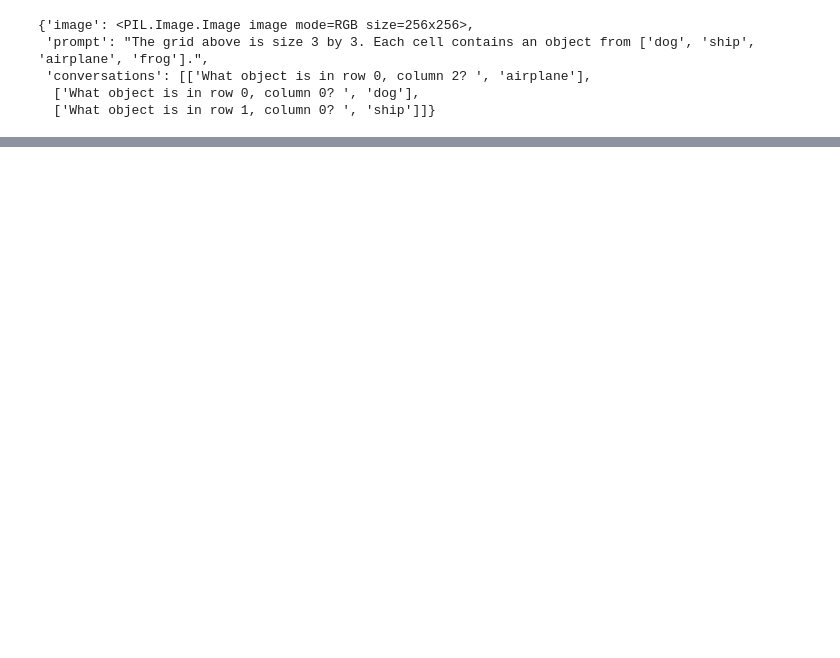
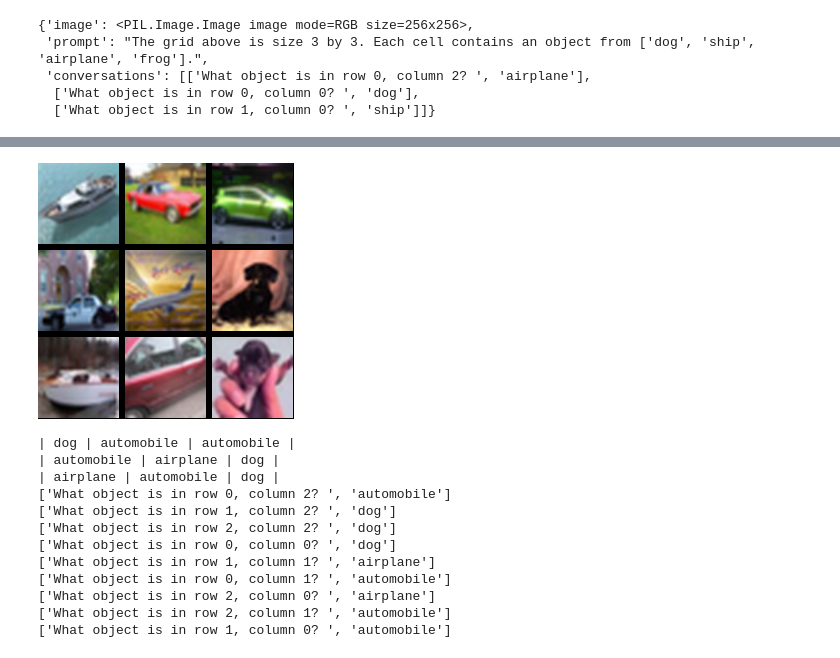
Before and after one commit to sjoshi804/lmm, a Jupyter notebook: lmm_synthetic/mm_train/testing.ipynb, the cells around one changed output, grey strips where cells are left out. Saved outputs shown, nothing was run; the diff lists cells and outputs as text; code cells hidden in the pictures; blank space fills up the shorter version.

Commit message:
mismatch modality DONE

```diff
--- a/lmm_synthetic/mm_train/testing.ipynb
+++ b/lmm_synthetic/mm_train/testing.ipynb
@@ -91,0 +103,26 @@ for i in range(4):
+# %%
+from PIL import Image
+
+# Modality Mismatch (non corrupted questions, questions match original image grid, corrupted_questions = False)
+datasets[7][0]
+
+grid_index = find_text(datasets[7][0]["text"], "\n", 3)
+grid = datasets[7][0]["text"][:grid_index]
+datasets[7][0]["image"].show()
+print(grid)
+for conversation in datasets[7][0]["conversations"]:
+    print(conversation)
+# %% [output]
+[figure, added]
+| dog | automobile | automobile |
+| automobile | airplane | dog |
+| airplane | automobile | dog |
+['What object is in row 0, column 2? ', 'automobile']
+['What object is in row 1, column 2? ', 'dog']
+['What object is in row 2, column 2? ', 'dog']
+['What object is in row 0, column 0? ', 'dog']
+['What object is in row 1, column 1? ', 'airplane']
+['What object is in row 0, column 1? ', 'automobile']
+['What object is in row 2, column 0? ', 'airplane']
+['What object is in row 2, column 1? ', 'automobile']
+['What object is in row 1, column 0? ', 'automobile']
```
Also changed, not shown: parts of 9 cells of this notebook, 5 other files.
